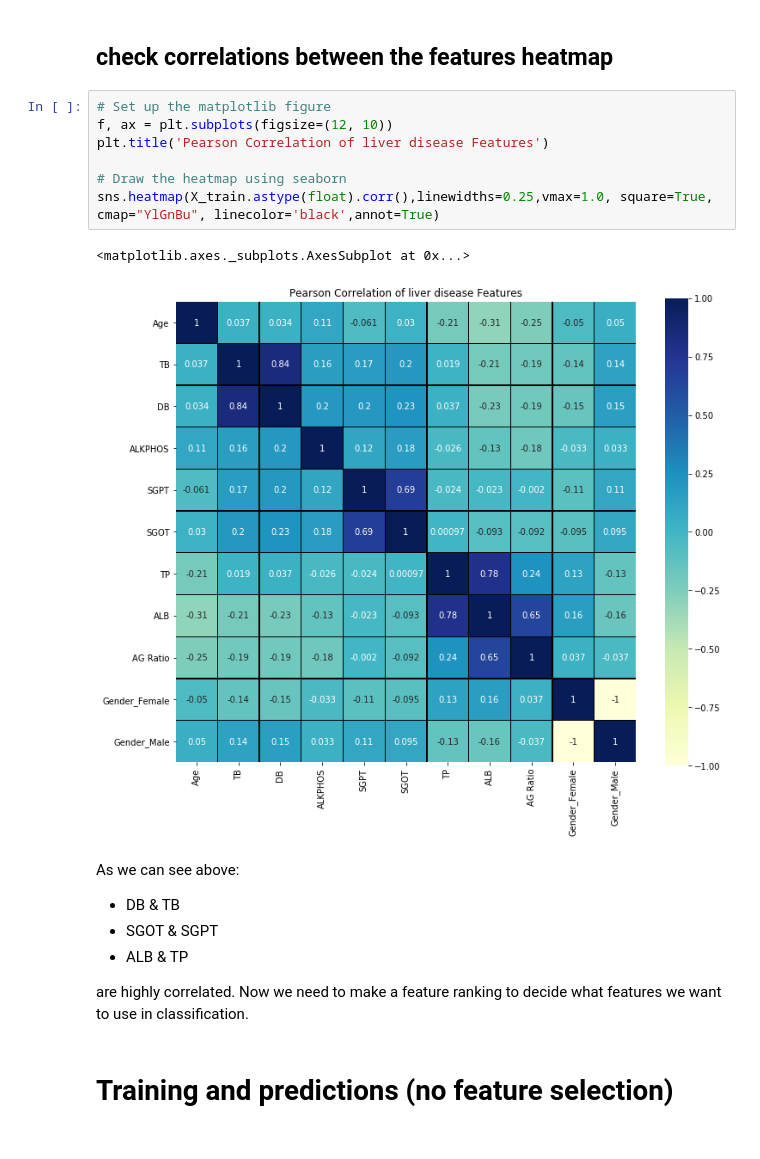
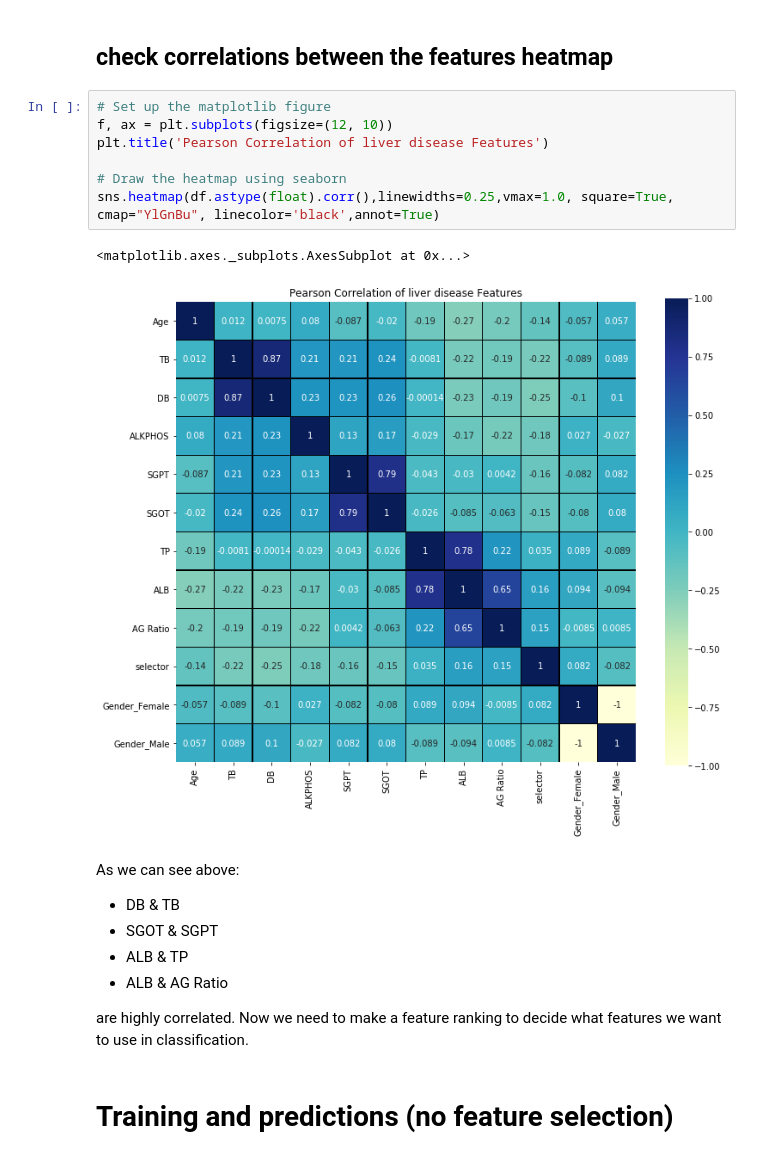
Before and after one commit to vegetablecode/NeuralNetworks, a Jupyter notebook: indian liver patient classification/ILPD-classification.ipynb, the cells around one changed output. Drawn from its saved outputs; the diff is of its cells as text.

```diff
--- a/indian liver patient classification/ILPD-classification.ipynb
+++ b/indian liver patient classification/ILPD-classification.ipynb
@@ -284,18 +285,19 @@ plt.show()
 # %%
 # Set up the matplotlib figure
 f, ax = plt.subplots(figsize=(12, 10))
 plt.title('Pearson Correlation of liver disease Features')
 
 # Draw the heatmap using seaborn
-sns.heatmap(X_train.astype(float).corr(),linewidths=0.25,vmax=1.0, square=True, cmap="YlGnBu", linecolor='black',annot=True)
+sns.heatmap(df.astype(float).corr(),linewidths=0.25,vmax=1.0, square=True, cmap="YlGnBu", linecolor='black',annot=True)
 # %% [output]
 <matplotlib.axes._subplots.AxesSubplot at 0x...>
-[figure, old version]
+[figure, new version]
 # %% [markdown]
 As we can see above:
 - DB & TB
 - SGOT & SGPT
 - ALB & TP
+- ALB & AG Ratio
 
 are highly correlated. Now we need to make a feature ranking to decide what features we want to use in classification.
 # %% [markdown]
```
Also changed, not shown: parts of 22 cells of this notebook.
